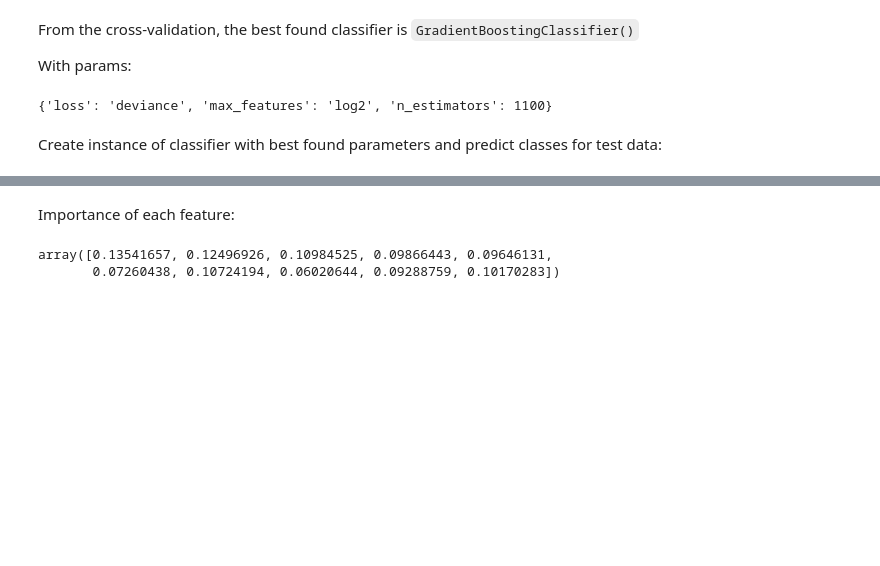
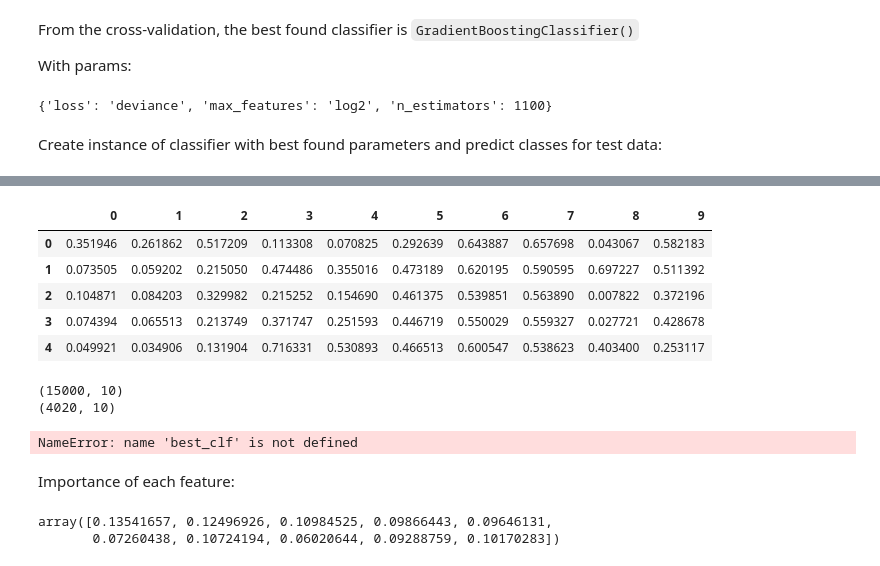
Before and after one commit to andrey-golubev/python-sandbox, a Jupyter notebook: data_science/binary_classification.ipynb, the cells around one changed output, grey strips where cells are left out. Drawn from its saved outputs; the diff is of its cells as text; code cells hidden in the pictures; blank space fills up the shorter version.

```diff
--- a/data_science/binary_classification.ipynb
+++ b/data_science/binary_classification.ipynb
@@ -234,0 +227,3 @@ GradientBoostingClassifier(criterion='friedman_mse', init=None,
+# %%
+shape_of_train = train_df.shape
+shape_of_train
@@ -235,3 +275,25 @@ GradientBoostingClassifier(criterion='friedman_mse', init=None,
+# %%
+train_df = train_test_df[:shape_of_train[0]]
+test_df = train_test_df[shape_of_train[0]:]
+# %%
+train_df.head()
+# %% [output]
+|  | 0 | 1 | 2 | 3 | 4 | 5 | 6 | 7 | 8 | 9 |
+| 0 | 0.351946 | 0.261862 | 0.517209 | 0.113308 | 0.070825 | 0.292639 | 0.643887 | 0.657698 | 0.043067 | 0.582183 |
+| 1 | 0.073505 | 0.059202 | 0.215050 | 0.474486 | 0.355016 | 0.473189 | 0.620195 | 0.590595 | 0.697227 | 0.511392 |
+| 2 | 0.104871 | 0.084203 | 0.329982 | 0.215252 | 0.154690 | 0.461375 | 0.539851 | 0.563890 | 0.007822 | 0.372196 |
+| 3 | 0.074394 | 0.065513 | 0.213749 | 0.371747 | 0.251593 | 0.446719 | 0.550029 | 0.559327 | 0.027721 | 0.428678 |
+| 4 | 0.049921 | 0.034906 | 0.131904 | 0.716331 | 0.530893 | 0.466513 | 0.600547 | 0.538623 | 0.403400 | 0.253117 |
+# %%
+print(train_df.shape)
+print(test_df.shape)
+# %% [output]
+(15000, 10)
+(4020, 10)
+# %%
+best_clf.fit(train_df, labels_df)
+# %% [output]
+NameError: name 'best_clf' is not defined
 # %% [markdown]
 Importance of each feature:
 # %%
```
Also changed, not shown: parts of 9 cells of this notebook.
